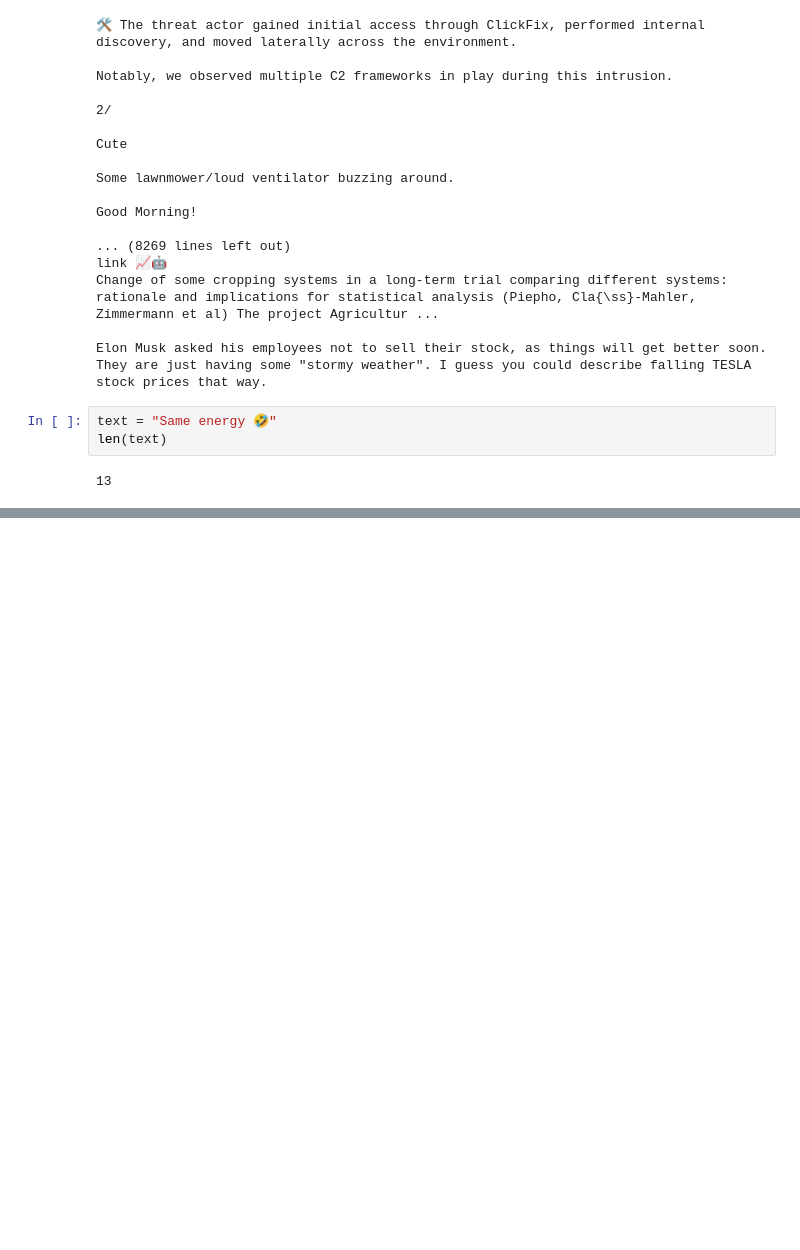
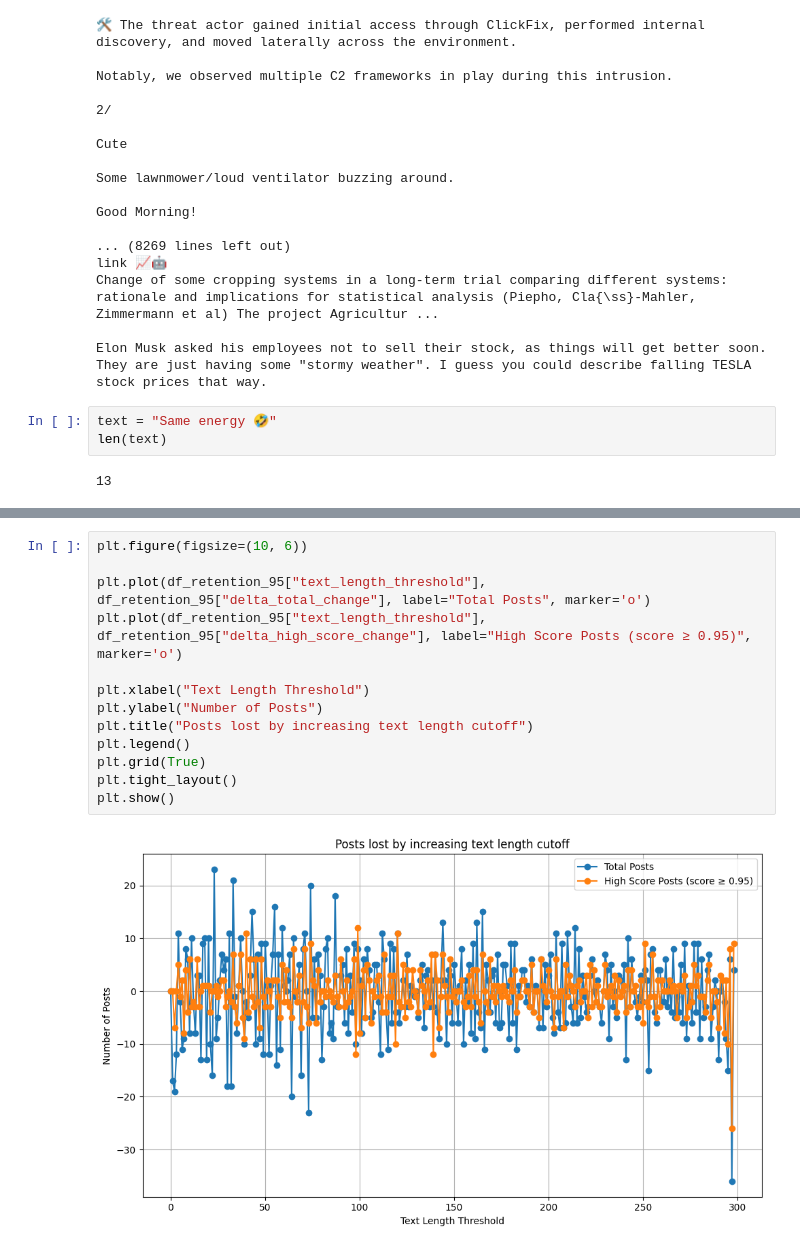
Before and after one commit to TobiasMichelsen/Climate-Discourse-on-Bluesky---Bachelor-Project, a Jupyter notebook: EDA/model_output_EDA.ipynb, the cells around one changed output, grey strips where cells are left out. Saved outputs shown, nothing was run; the diff lists cells and outputs as text; blank space fills up the shorter version.

```diff
--- a/EDA/model_output_EDA.ipynb
+++ b/EDA/model_output_EDA.ipynb
@@ -360,0 +765,15 @@ len(text)
+# %%
+plt.figure(figsize=(10, 6))
+
+plt.plot(df_retention_95["text_length_threshold"], df_retention_95["delta_total_change"], label="Total Posts", marker='o')
+plt.plot(df_retention_95["text_length_threshold"], df_retention_95["delta_high_score_change"], label="High Score Posts (score ≥ 0.95)", marker='o')
+
+plt.xlabel("Text Length Threshold")
+plt.ylabel("Number of Posts")
+plt.title("Posts lost by increasing text length cutoff")
+plt.legend()
+plt.grid(True)
+plt.tight_layout()
+plt.show()
+# %% [output]
+[figure, added]
```
Also changed, not shown: parts of 32 cells of this notebook, 10 other files.
